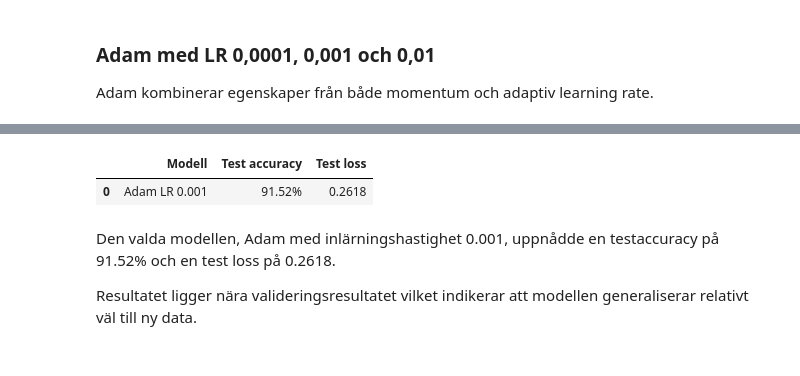
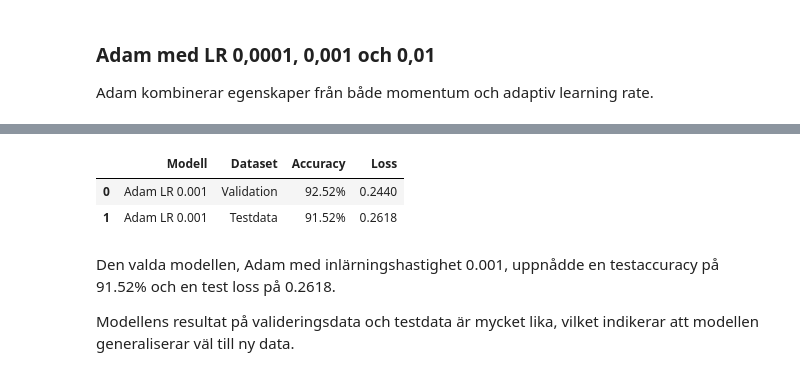
Before and after one commit to AlmaVasell/Grupparbete_DeepLearning_OptLearningRate, a Jupyter notebook: final_report.ipynb, the cells around one changed output, grey strips where cells are left out. Saved outputs shown, nothing was run; the diff lists cells and outputs as text; code cells hidden in the pictures.

```diff
--- a/final_report.ipynb
+++ b/final_report.ipynb
@@ -756,20 +763,30 @@ best_model = keras.models.load_model("best_model.keras")
 test_loss, test_accuracy = best_model.evaluate(X_test_norm, y_test, verbose=0)
 # %%
 # Presenterar testresultatet i en DataFrame
-test_results = pd.DataFrame([{
-    "Modell": "Adam LR 0.001",
-    "Test accuracy": f"{test_accuracy:.2%}",
-    "Test loss": round(test_loss, 4)
-}])
+test_results = pd.DataFrame([
+    {
+        "Modell": "Adam LR 0.001",
+        "Dataset": "Validation",
+        "Accuracy": f"{r_adam["validation_accuracy"]:.2%}",
+        "Loss": round(r_adam["validation_loss"], 4)
+    },
+    {
+        "Modell": "Adam LR 0.001",
+        "Dataset": "Testdata",
+        "Accuracy": f"{test_accuracy:.2%}",
+        "Loss": round(test_loss, 4)
+    }
+])
 
 test_results
 # %% [output]
-|  | Modell | Test accuracy | Test loss |
-| 0 | Adam LR 0.001 | 91.52% | 0.2618 |
+|  | Modell | Dataset | Accuracy | Loss |
+| 0 | Adam LR 0.001 | Validation | 92.52% | 0.2440 |
+| 1 | Adam LR 0.001 | Testdata | 91.52% | 0.2618 |
 # %% [markdown]
 Den valda modellen, Adam med inlärningshastighet 0.001, uppnådde en testaccuracy på 91.52% och en test loss på 0.2618.
 
-Resultatet ligger nära valideringsresultatet vilket indikerar att modellen generaliserar relativt väl till ny data.
+Modellens resultat på valideringsdata och testdata är mycket lika, vilket indikerar att modellen generaliserar väl till ny data.
 # %% [markdown]
 ## 7 Sammanfattning och slutsatser för fokusområde optimerare och inlärningshastighet
 
```
Also changed, not shown: parts of 14 cells of this notebook, 1 other file.
